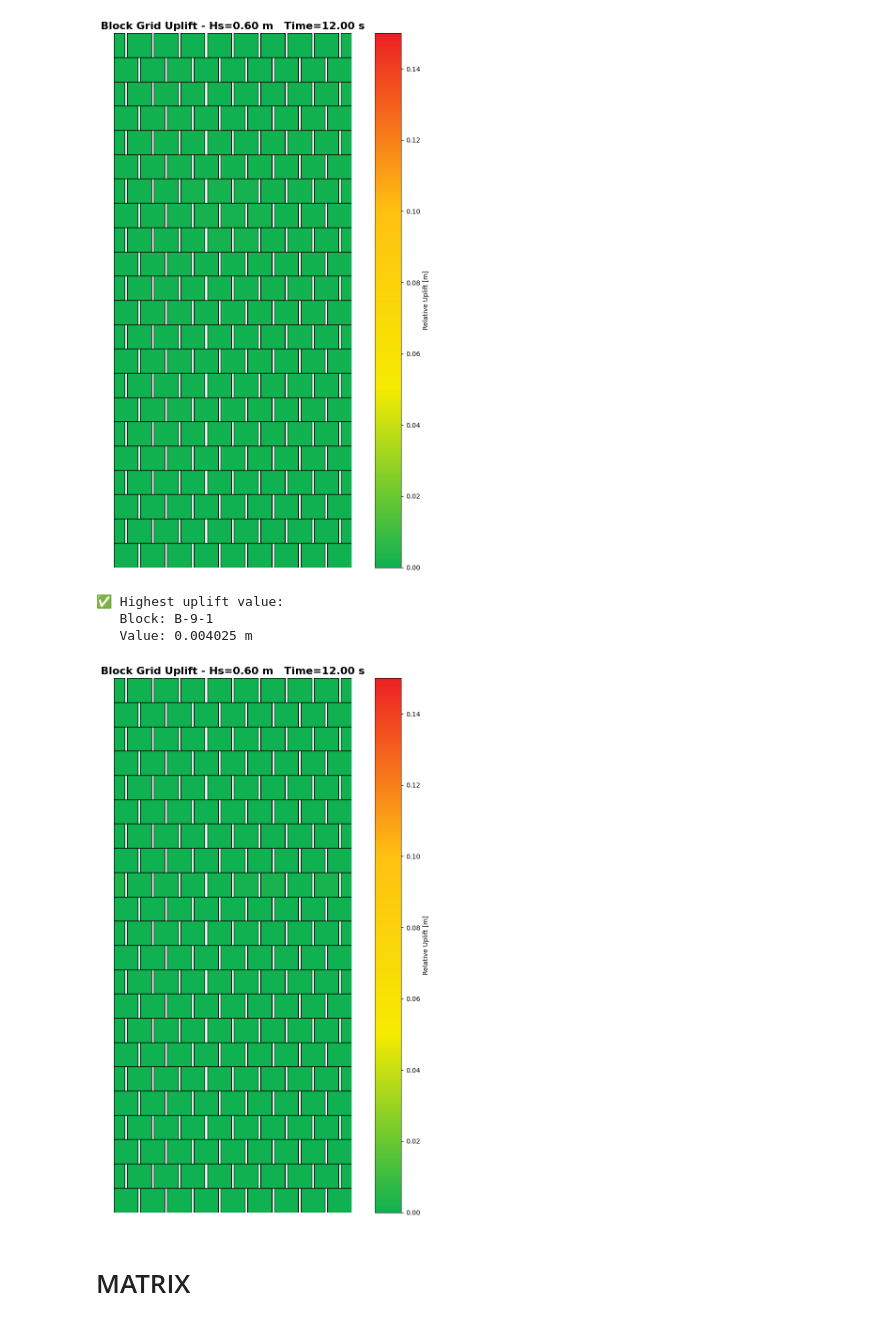
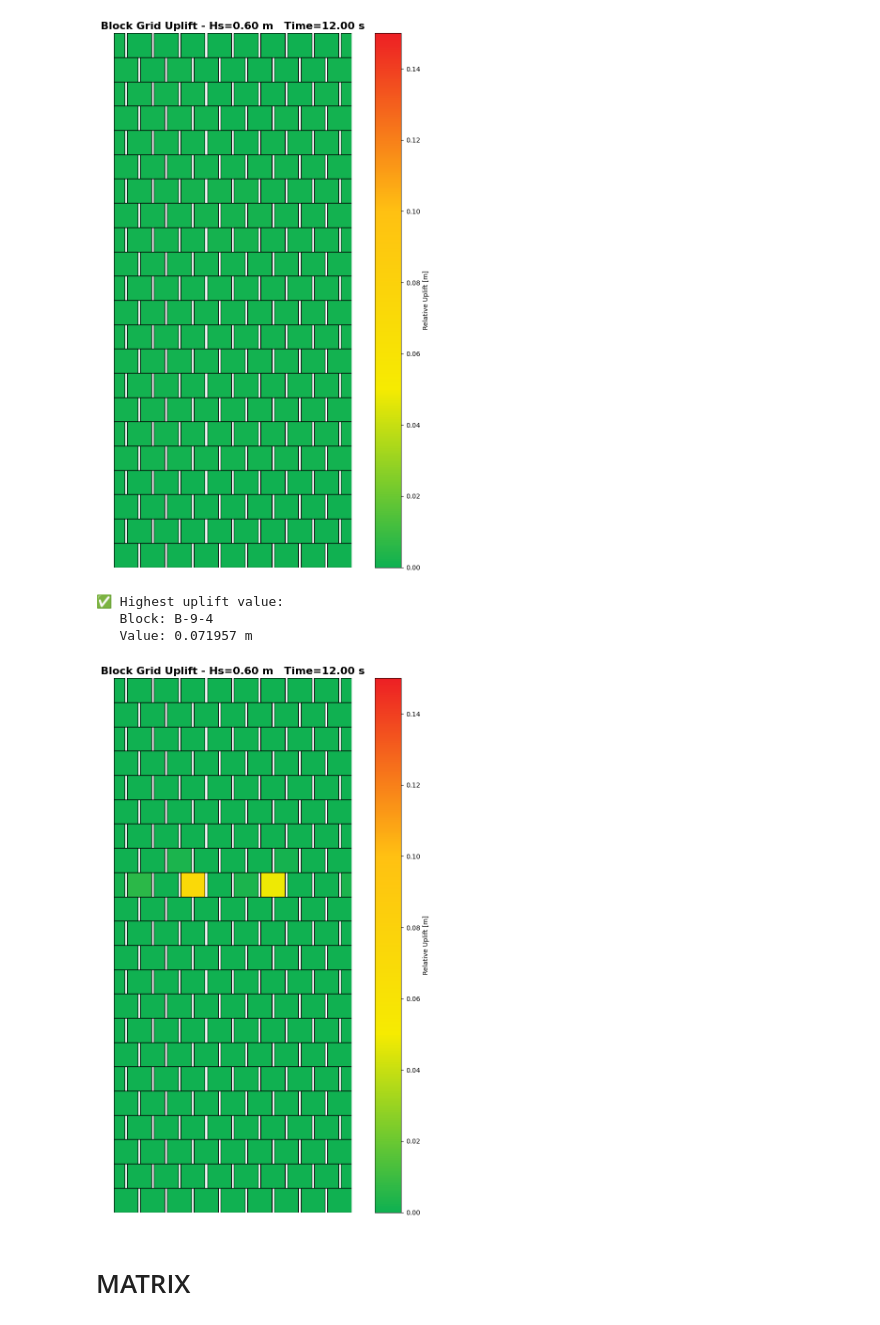
Before and after one commit to ThomasPennockTU/Thesis_Repository, a Jupyter notebook: workfolder/uplift matrix/uplift matrix.ipynb, the cells around one changed output. Drawn from its saved outputs; the diff is of its cells as text; code cells hidden in the pictures.

```diff
--- a/workfolder/uplift matrix/uplift matrix.ipynb
+++ b/workfolder/uplift matrix/uplift matrix.ipynb
@@ -896,7 +896,7 @@ import numpy as np
 from matplotlib.colors import LinearSegmentedColormap
 
 # === CONFIGURATION ===
-csv_path = 'uplift_downdrift_lastframe_maxcorners_05-1950_2.csv'
+csv_path = 'uplift_downdrift_lastframe_maxcorners_06-2100_30.csv'
 
 # Load CSV
 df = pd.read_csv(csv_path)
@@ -984,36 +984,36 @@ for row_num in range(1, rows + 1):
             full_h,
             edgecolor='black',
             facecolor=color,
             linewidth=1
         )
         ax_grid.add_patch(rect)
         x_pos += block_w + horizontal_spacing
 
 ax_grid.set_aspect('equal')
 ax_grid.set_xlim(0, grid_width)
 ax_grid.set_ylim(0, grid_height)
 ax_grid.axis('off')
 
 # Colorbar
 sm = plt.cm.ScalarMappable(cmap=cmap, norm=norm)
 sm.set_array([])
 cbar = plt.colorbar(sm, ax=ax_grid, orientation='vertical')
 cbar.set_label('Relative Uplift [m]')
 
 # Title
 ax_grid.set_title(
     f"Block Grid Uplift - Hs={Hs:.2f} m   Time={time_value:.2f} s",
     fontsize=16,
     fontweight='bold'
 )
 
 plt.tight_layout()
 plt.show()
 # %% [output]
 ✅ Highest uplift value:
-   Block: B-9-1
-   Value: 0.004025 m
+   Block: B-9-4
+   Value: 0.071957 m
-[figure, old version]
+[figure, new version]
 # %% [markdown]
 # MATRIX
 # %%
```
Also changed, not shown: parts of 1 cell of this notebook, 22 other files.
